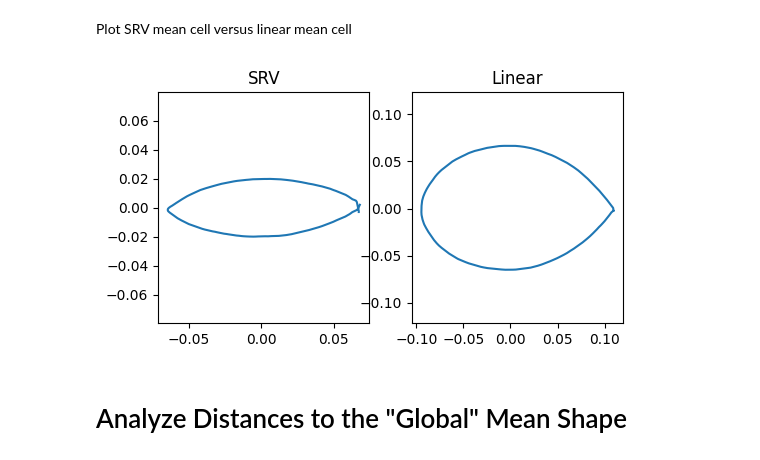
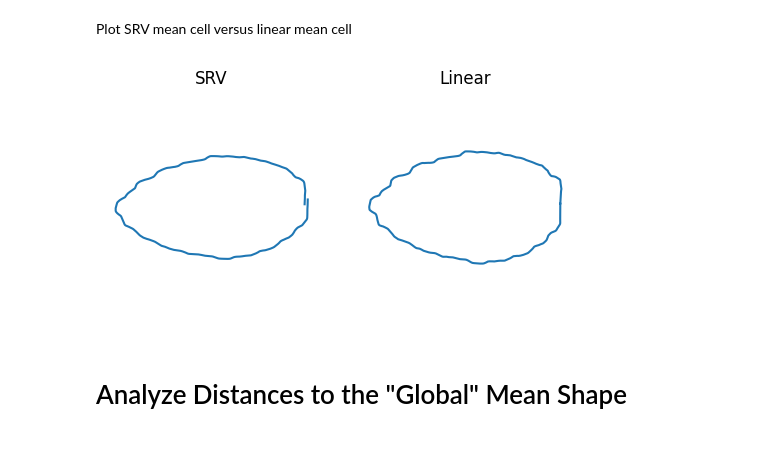
Before and after one commit to wxli0/dyn, a Jupyter notebook: dyn/notebooks/breast_cancer_analysis.ipynb, the cells around one changed output. Cells and saved outputs as stored; diff of their text form; code cells hidden in the pictures.

```diff
--- a/dyn/notebooks/breast_cancer_analysis.ipynb
+++ b/dyn/notebooks/breast_cancer_analysis.ipynb
@@ -355,7 +354,7 @@ for metric in METRICS:
     if metric == 'SRV':
         aligned_folder = os.path.join(aligned_base_folder, 'projection_rescale_rotation_reparameterization')
     elif metric == 'Linear':
-        aligned_folder = os.path.join(aligned_base_folder, 'projection_rescale_rotation')
+        aligned_folder = os.path.join(aligned_base_folder, 'projection_rescale_rotation_reparameterization')
 
     for line in LINES:
         ds_align[metric][line] = []
@@ -475,11 +474,11 @@ def parallel_dist(cells, dist_fun, k_sampling_points):
   @jit(nopython=False, forceobj=True)
 # %%
 # run DeCOr-MDS
-metric = 'Linear'
-# dim_start = 2 # we know the subspace dimension is 3, we set start and end to 3 to reduce runtime
-# dim_end = 10
-dim_start = 3
-dim_end = 3
+metric = 'SRV'
+dim_start = 2 # we know the subspace dimension is 3, we set start and end to 3 to reduce runtime
+dim_end = 10
+# dim_start = 3
+# dim_end = 3
 std_multi = 2
 subspace_dim, outlier_indices = find_subspace_dim(pairwise_dists[metric], dim_start, dim_end, std_multi)
 print(f"subspace dimension is: {subspace_dim}")
@@ -523,0 +525,29 @@ Text(0.5, -0.01, '')
+# %%
+delete_indices = [154, 384, 547, 668]
+fig, axes = plt.subplots(
+    nrows= 1,
+    ncols=len(delete_indices),
+    figsize=(2*len(delete_indices), 2),
+)
+
+for i, outlier_index in enumerate(delete_indices):
+    one_cell = cell_shapes[metric][outlier_index]
+    ax = axes[i]
+    ax.plot(one_cell[:, 0], one_cell[:, 1], c=f"gray")
+    ax.set_title(f"{outlier_index}", fontsize=14)
+    # Turn off tick labels
+    ax.set_yticklabels([])
+    ax.set_xticklabels([])
+    ax.set_xticks([])
+    ax.set_yticks([])
+    ax.spines["top"].set_visible(False)
+    ax.spines["right"].set_visible(False)
+    ax.spines["bottom"].set_visible(False)
+    ax.spines["left"].set_visible(False)
+
+plt.tight_layout()
+plt.suptitle(f"", y=-0.01, fontsize=24)
+
+if savefig:
+    plt.savefig(os.path.join(figs_dir, "delete_outlier.svg"))
+    plt.savefig(os.path.join(figs_dir, "delete_outlier.pdf"))
@@ -634,25 +664,25 @@ Plot SRV mean cell versus linear mean cell
 # %%
 fig = plt.figure(figsize=(6, 3))
 
 fig.add_subplot(121)
 metric = 'SRV'
 plt.plot(mean_estimate_aligned[metric][:, 0], mean_estimate_aligned[metric][:, 1])
 plt.axis("equal")
 plt.title("SRV")
-# plt.axis("off")
+plt.axis("off")
 
 fig.add_subplot(122)
 metric = 'Linear'
 plt.plot(mean_estimate_aligned[metric][:, 0], mean_estimate_aligned[metric][:, 1])
 plt.axis("equal")
 plt.title("Linear")
-# plt.axis("off")
+plt.axis("off")
 
 if savefig:
     plt.savefig(os.path.join(figs_dir, "global_mean.svg"))
     plt.savefig(os.path.join(figs_dir, "global_mean.pdf"))
 # %% [output]
-[figure, old version]
+[figure, new version]
 # %% [markdown]
 # Analyze Distances to the "Global"  Mean Shape
 # %% [markdown]
```
Also changed, not shown: parts of 19 cells of this notebook, 16 other files.
